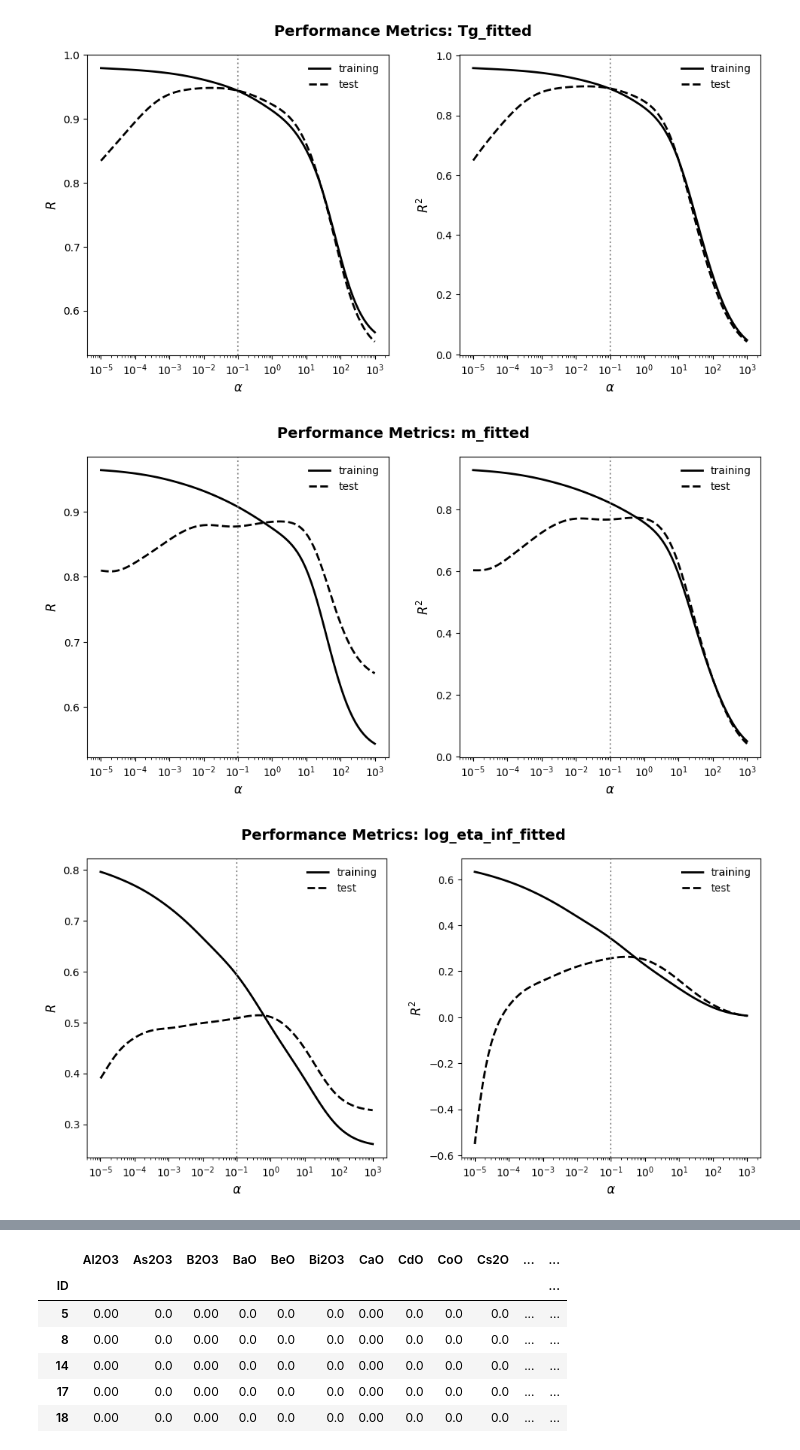
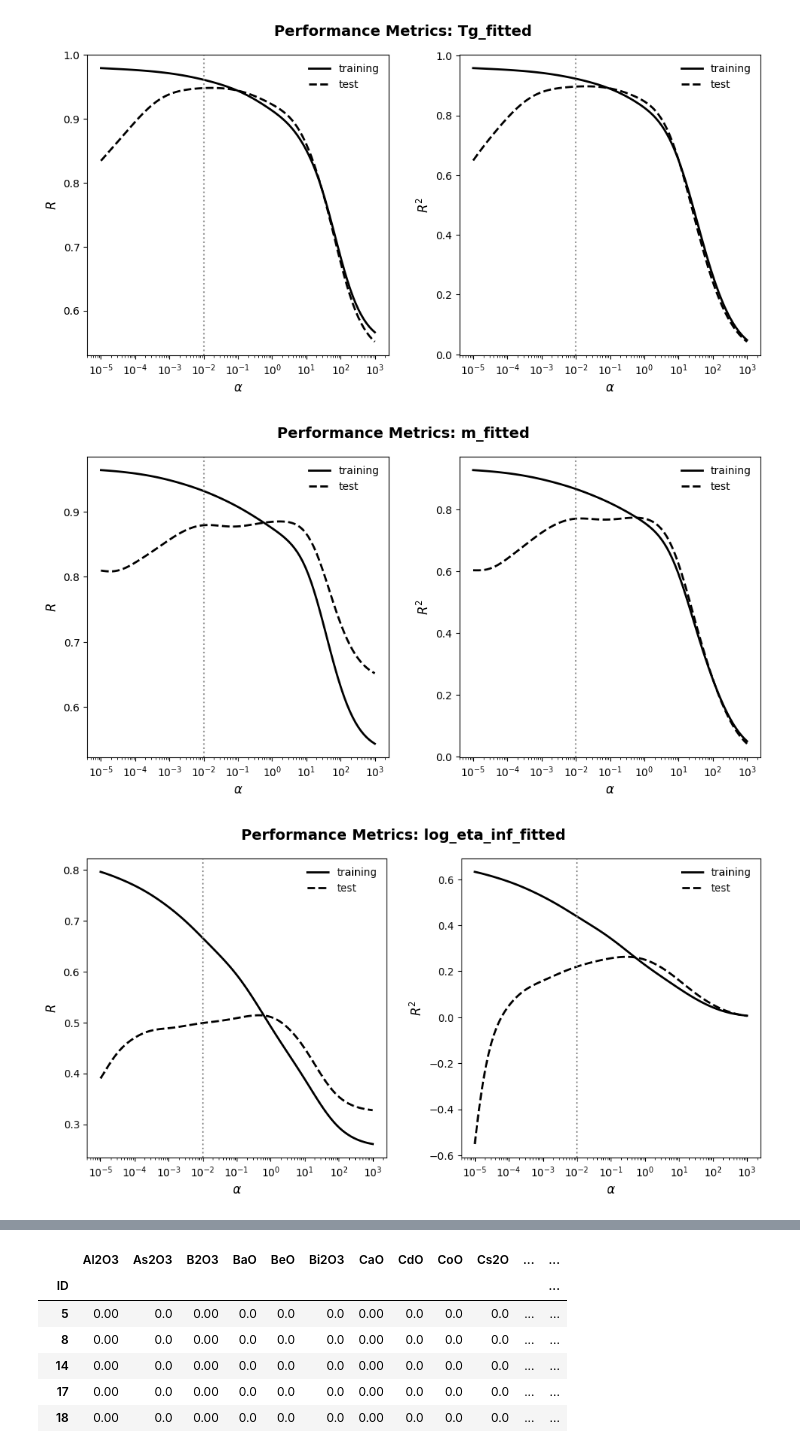
Before and after one commit to R3sten/glass_dynamics, a Jupyter notebook: notebooks/analysis/05_ridge_analysis.ipynb, the cells around one changed output, grey strips where cells are left out. Cells and saved outputs as stored; diff of their text form; code cells hidden in the pictures.

```diff
--- a/notebooks/analysis/05_ridge_analysis.ipynb
+++ b/notebooks/analysis/05_ridge_analysis.ipynb
@@ -185,7 +185,7 @@ for target in performance_results.keys():
     fig = plot_target_performance(
         performance_results[target],
         target_name=target,
-        ref_alpha=0.1
+        ref_alpha=0.01
     )
     fig.savefig(performance_plots_path / f"{target}.pdf", bbox_inches='tight')
 # %% [output]
@@ -197,6 +197,6 @@ for target in performance_results.keys():
-[figure, old version]
+[figure, new version]
-[figure, old version]
+[figure, new version]
-[figure, old version]
+[figure, new version]
 # %%
 alphas_spectrum = np.logspace(-5, 3, 100)
 
```
Also changed, not shown: parts of 16 cells of this notebook, 30 other files.
